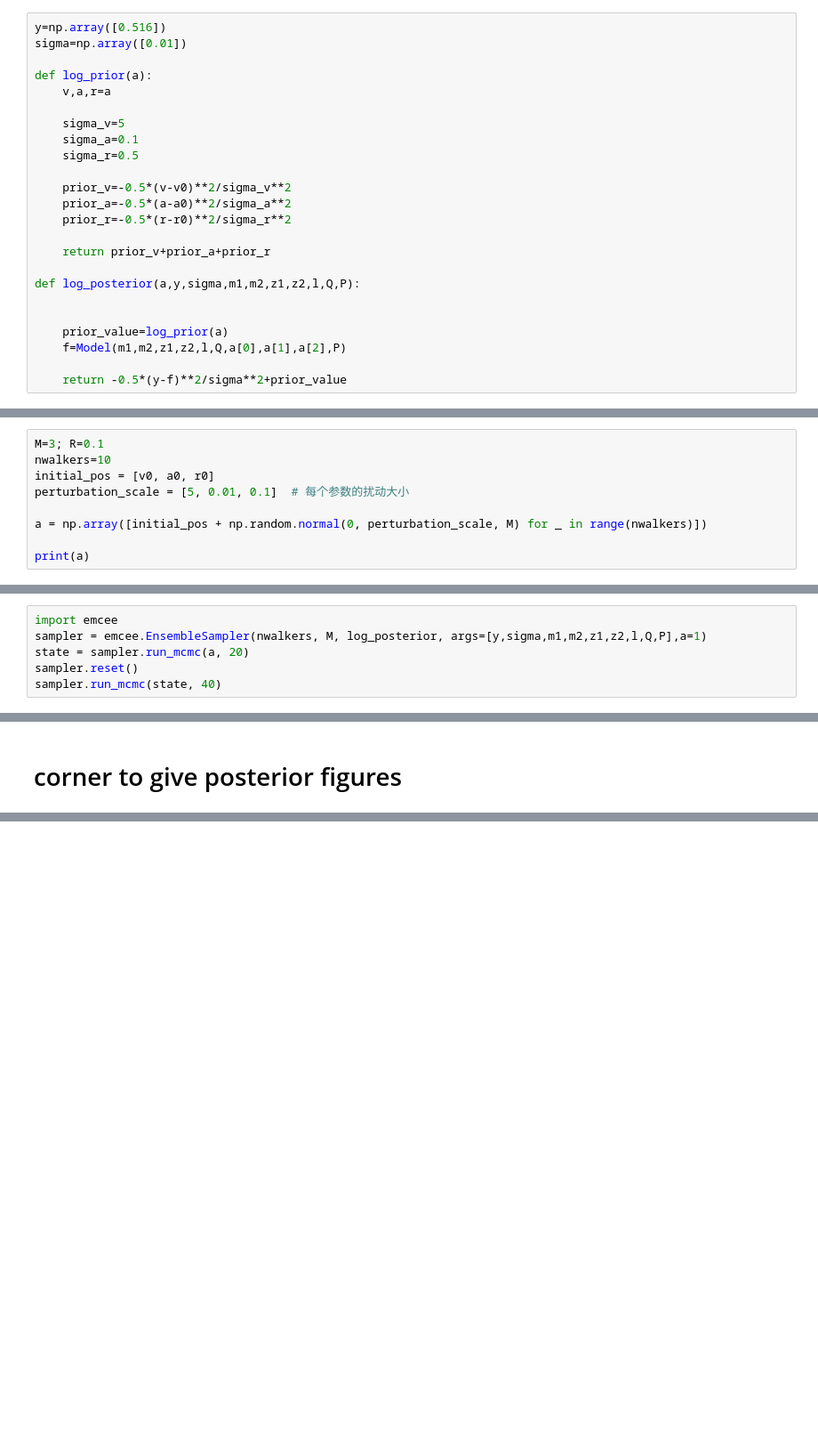
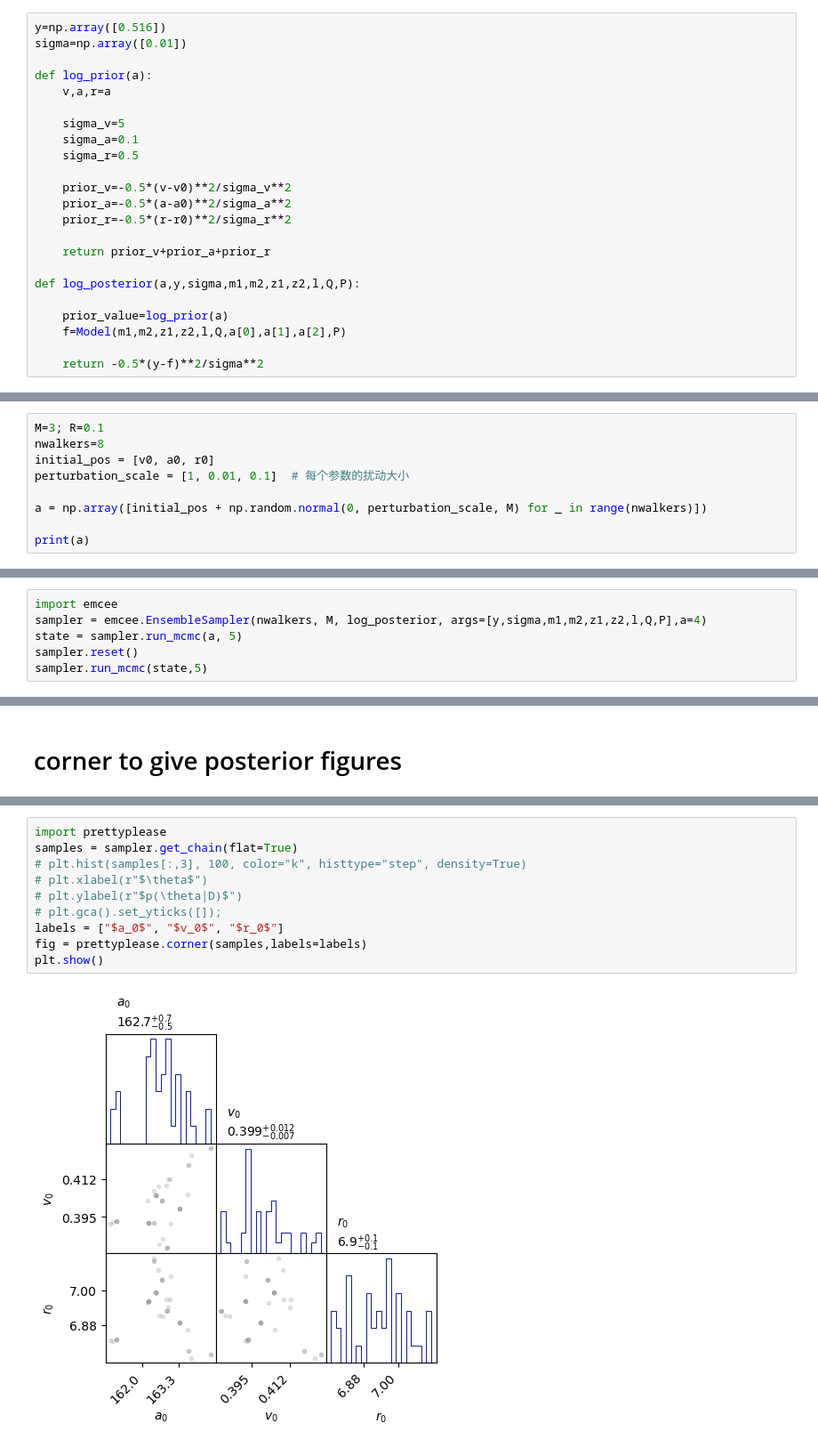
Before and after one commit to Duohereshui99/fit.test, a Jupyter notebook: Model/BA.ipynb, the cells around one changed output, grey strips where cells are left out. Shown at 89% size. Cells and saved outputs as stored; diff of their text form; blank space fills up the shorter version.

```diff
--- a/Model/BA.ipynb
+++ b/Model/BA.ipynb
@@ -127,18 +134,17 @@ def log_prior(a):
 
 def log_posterior(a,y,sigma,m1,m2,z1,z2,l,Q,P):
 
-
     prior_value=log_prior(a)
     f=Model(m1,m2,z1,z2,l,Q,a[0],a[1],a[2],P)
 
-    return -0.5*(y-f)**2/sigma**2+prior_value
+    return -0.5*(y-f)**2/sigma**2
 # %% [markdown]
 M: number of paras for BA
 # %%
 M=3; R=0.1
-nwalkers=10
+nwalkers=8
 initial_pos = [v0, a0, r0]
-perturbation_scale = [5, 0.01, 0.1]  # 每个参数的扰动大小
+perturbation_scale = [1, 0.01, 0.1]  # 每个参数的扰动大小
 
 a = np.array([initial_pos + np.random.normal(0, perturbation_scale, M) for _ in range(nwalkers)])
 
@@ -146,6 +161,6 @@ print(a)
 # %%
 import emcee
-sampler = emcee.EnsembleSampler(nwalkers, M, log_posterior, args=[y,sigma,m1,m2,z1,z2,l,Q,P],a=1)
-state = sampler.run_mcmc(a, 20)
+sampler = emcee.EnsembleSampler(nwalkers, M, log_posterior, args=[y,sigma,m1,m2,z1,z2,l,Q,P],a=4)
+state = sampler.run_mcmc(a, 5)
 sampler.reset()
-sampler.run_mcmc(state, 40)
+sampler.run_mcmc(state,5)
@@ -165,0 +223,12 @@ plt.ylabel("y")
+# %%
+import prettyplease
+samples = sampler.get_chain(flat=True)
+# plt.hist(samples[:,3], 100, color="k", histtype="step", density=True)
+# plt.xlabel(r"$\theta$")
+# plt.ylabel(r"$p(\theta|D)$")
+# plt.gca().set_yticks([]);
+labels = ["$a_0$", "$v_0$", "$r_0$"]
+fig = prettyplease.corner(samples,labels=labels)
+plt.show()
+# %% [output]
+[figure, added]
```
Also changed, not shown: parts of 4 cells of this notebook.
